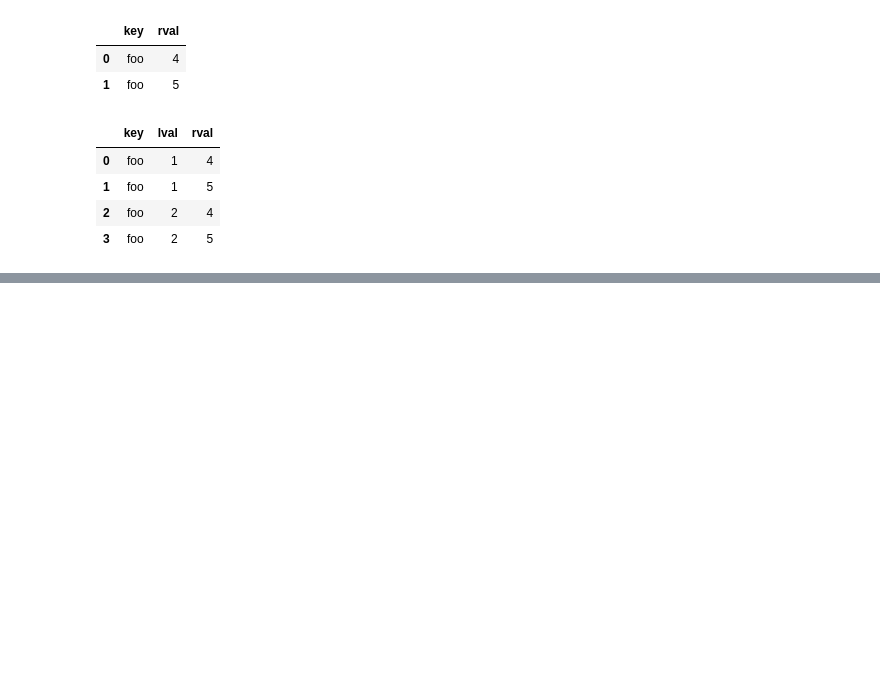
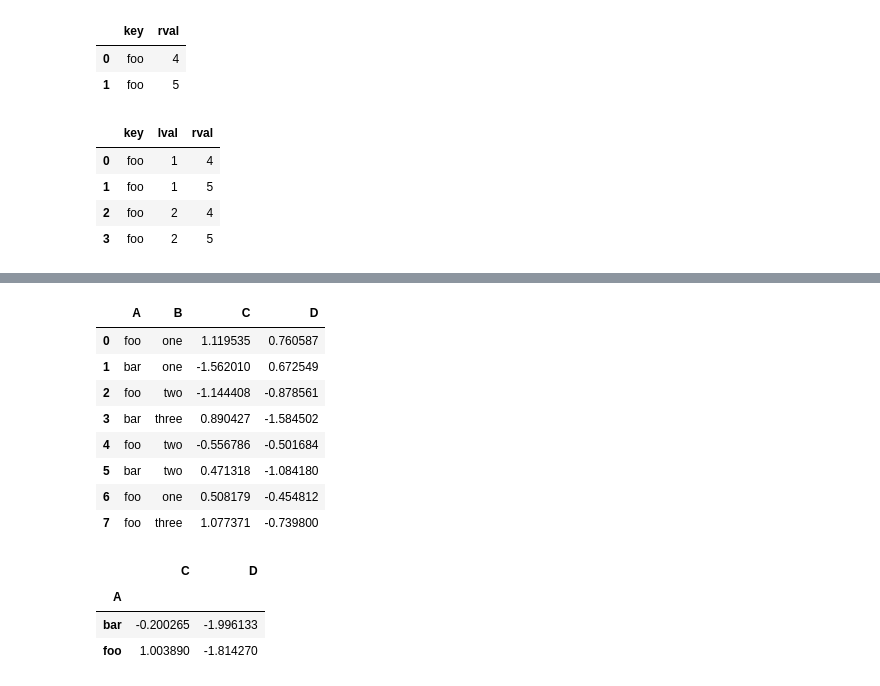
Before and after one commit to dpadula13/pandasPractice, a Jupyter notebook: Cookbook.ipynb, the cells around one changed output, grey strips where cells are left out. Drawn from its saved outputs; the diff is of its cells as text; code cells hidden in the pictures; blank space fills up the shorter version.

```diff
--- a/Cookbook.ipynb
+++ b/Cookbook.ipynb
@@ -569,0 +588,26 @@ pd.merge(left, right, on="key")
+# %%
+df = pd.DataFrame({
+    "A": ["foo", "bar", "foo", "bar", "foo", "bar", "foo", "foo"],
+    "B": ["one", "one", "two", "three", "two", "two", "one", "three"],
+    "C": np.random.randn(8),
+    "D": np.random.randn(8),
+})
+
+df
+# %% [output]
+|  | A | B | C | D |
+| 0 | foo | one | 1.119535 | 0.760587 |
+| 1 | bar | one | -1.562010 | 0.672549 |
+| 2 | foo | two | -1.144408 | -0.878561 |
+| 3 | bar | three | 0.890427 | -1.584502 |
+| 4 | foo | two | -0.556786 | -0.501684 |
+| 5 | bar | two | 0.471318 | -1.084180 |
+| 6 | foo | one | 0.508179 | -0.454812 |
+| 7 | foo | three | 1.077371 | -0.739800 |
+# %%
+df.groupby("A")[["C", "D"]].sum()
+# %% [output]
+|  | C | D |
+| A |  |  |
+| bar | -0.200265 | -1.996133 |
+| foo | 1.003890 | -1.814270 |
```
Also changed, not shown: parts of 23 cells of this notebook.
